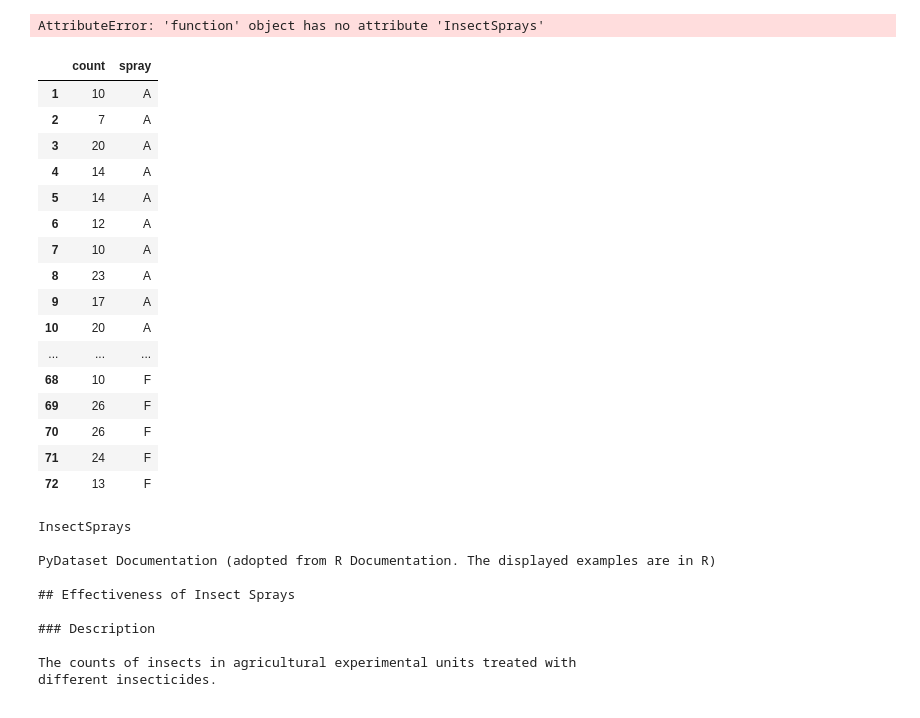
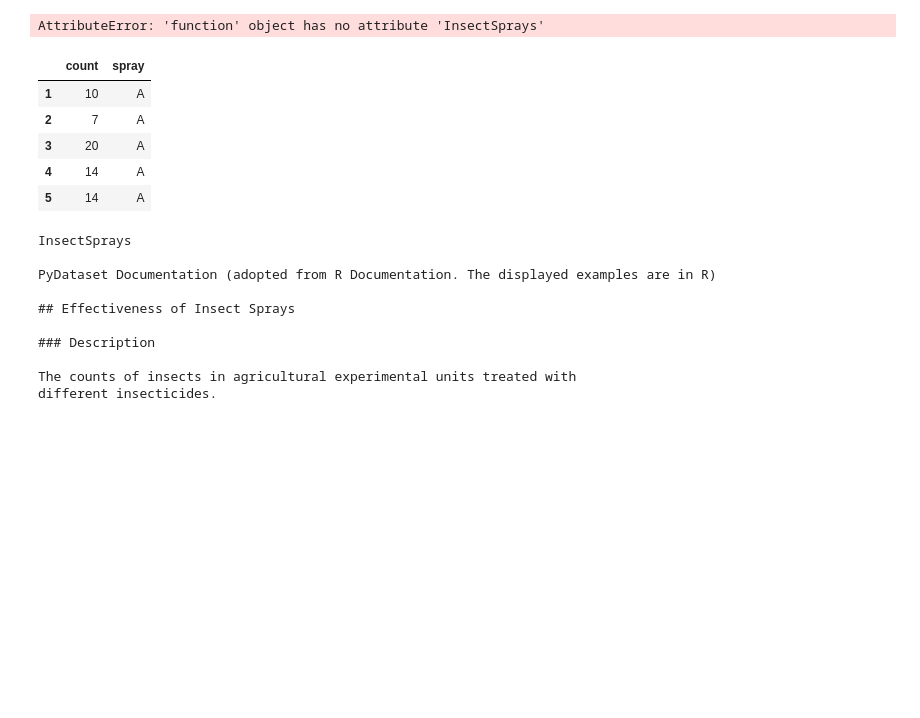
Before and after one commit to etclark3/numpy-pandas, a Jupyter notebook: seaborn.exercises.ipynb, the cells around one changed output. Saved outputs shown, nothing was run; the diff lists cells and outputs as text; code cells hidden in the pictures; blank space fills up the shorter version.

```diff
--- a/seaborn.exercises.ipynb
+++ b/seaborn.exercises.ipynb
@@ -253,25 +253,14 @@ data.InsectSprays
 AttributeError: 'function' object has no attribute 'InsectSprays'
 # %%
 IS = data('InsectSprays')
-IS
+IS.head()
 # %% [output]
 |  | count | spray |
 | 1 | 10 | A |
 | 2 | 7 | A |
 | 3 | 20 | A |
 | 4 | 14 | A |
 | 5 | 14 | A |
-| 6 | 12 | A |
-| 7 | 10 | A |
-| 8 | 23 | A |
-| 9 | 17 | A |
-| 10 | 20 | A |
-| ... | ... | ... |
-| 68 | 10 | F |
-| 69 | 26 | F |
-| 70 | 26 | F |
-| 71 | 24 | F |
-| 72 | 13 | F |
 # %%
 IS?
 # %%
```
Also changed, not shown: parts of 10 cells of this notebook.
